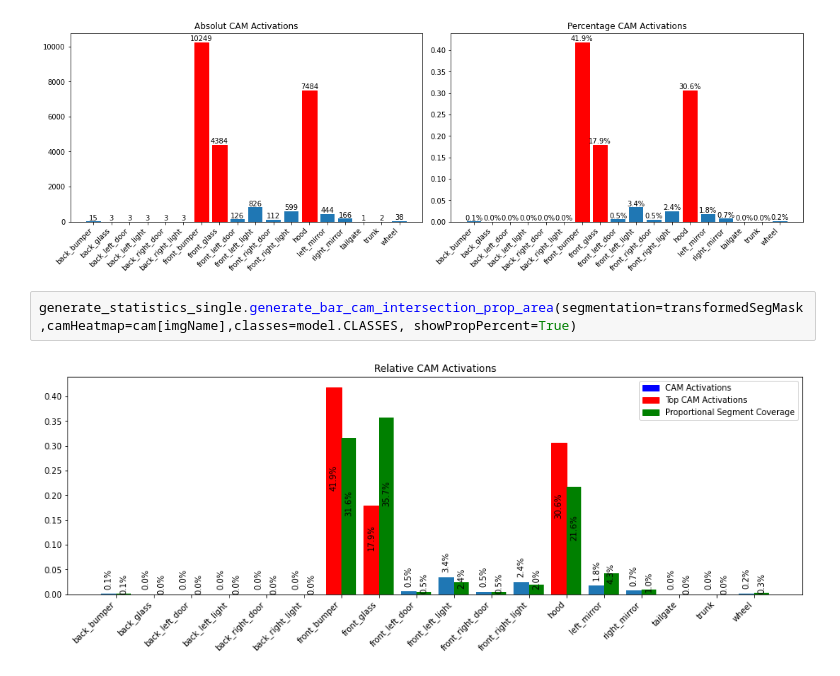
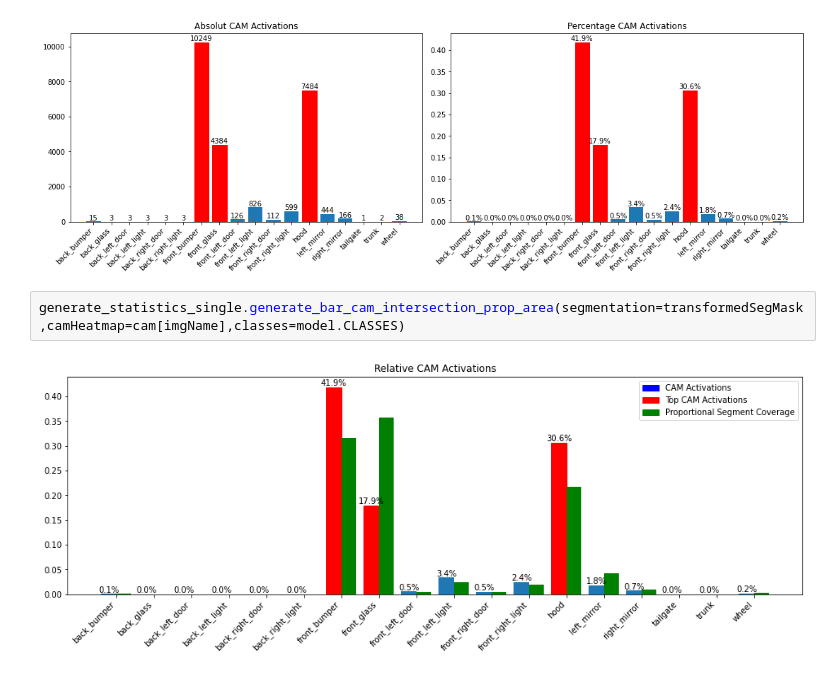
Before and after one commit to L1nusB/XAI-Vehicle-Classification, a Jupyter notebook: notebooks/SegmentationWork.ipynb, the cells around one changed output. Cells and saved outputs as stored; diff of their text form.

Commit message:
Generate Statistics Infer working with paths

```diff
--- a/notebooks/SegmentationWork.ipynb
+++ b/notebooks/SegmentationWork.ipynb
@@ -101,6 +101,6 @@ generate_statistics_single.generate_bar_cam_intersection(segmentation=transforme
 # %% [output]
 [figure]
 # %%
-generate_statistics_single.generate_bar_cam_intersection_prop_area(segmentation=transformedSegMask,camHeatmap=cam[imgName],classes=model.CLASSES, showPropPercent=True)
+generate_statistics_single.generate_bar_cam_intersection_prop_area(segmentation=transformedSegMask,camHeatmap=cam[imgName],classes=model.CLASSES)
 # %% [output]
-[figure, old version]
+[figure, new version]
```
Also changed, not shown: parts of 4 cells of this notebook, 4 other files.
